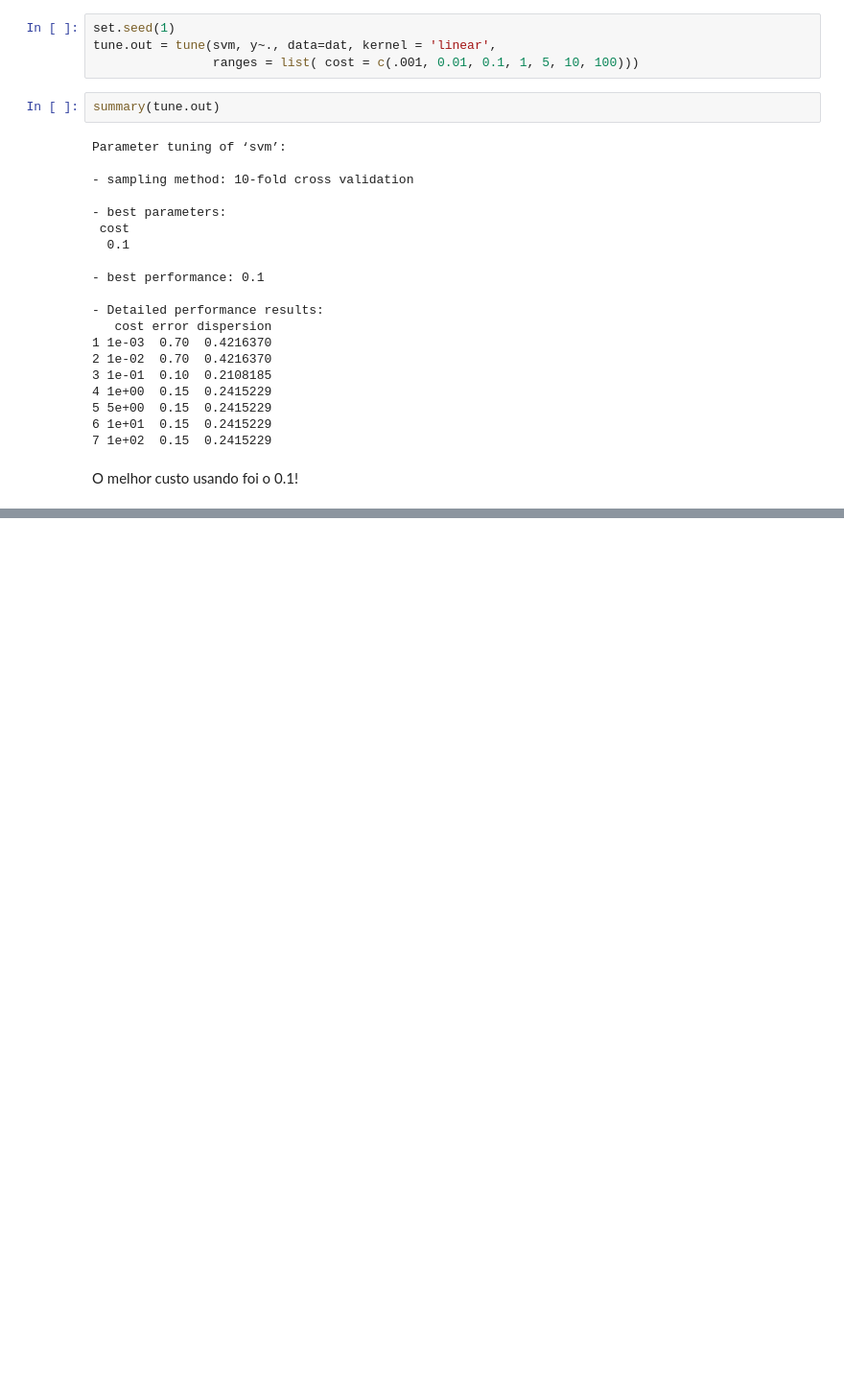
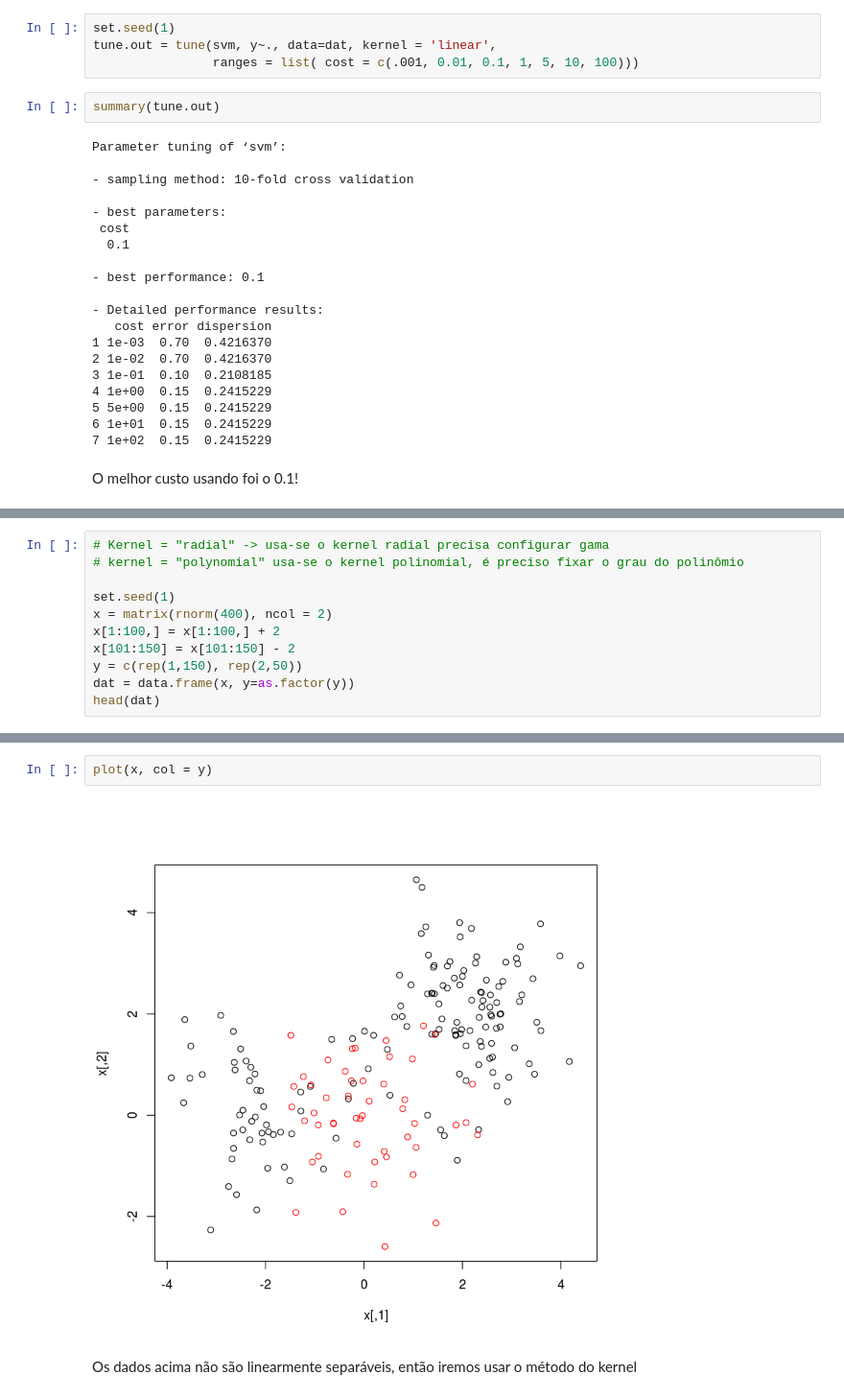
Before and after one commit to SCloves/SVM, a Jupyter notebook: SVM.ipynb, the cells around one changed output, grey strips where cells are left out. Shown: that part at 96% size. Saved outputs shown, nothing was run; the diff lists cells and outputs as text; blank space fills up the shorter version.

```diff
--- a/SVM.ipynb
+++ b/SVM.ipynb
@@ -181,0 +254,11 @@ Number of Support Vectors:  16
+# %%
+# Kernel = "radial" -> usa-se o kernel radial precisa configurar gama
+# kernel = "polynomial" usa-se o kernel polinomial, é preciso fixar o grau do polinômio
+
+set.seed(1)
+x = matrix(rnorm(400), ncol = 2)
+x[1:100,] = x[1:100,] + 2
+x[101:150] = x[101:150] - 2
+y = c(rep(1,150), rep(2,50))
+dat = data.frame(x, y=as.factor(y))
+head(dat)
@@ -181,0 +273,6 @@ Number of Support Vectors:  16
+# %%
+plot(x, col = y)
+# %% [output]
+[figure, added]
+# %% [markdown]
+Os dados acima não são linearmente separáveis, então iremos usar o método do kernel
```
Also changed, not shown: parts of 21 cells of this notebook.
